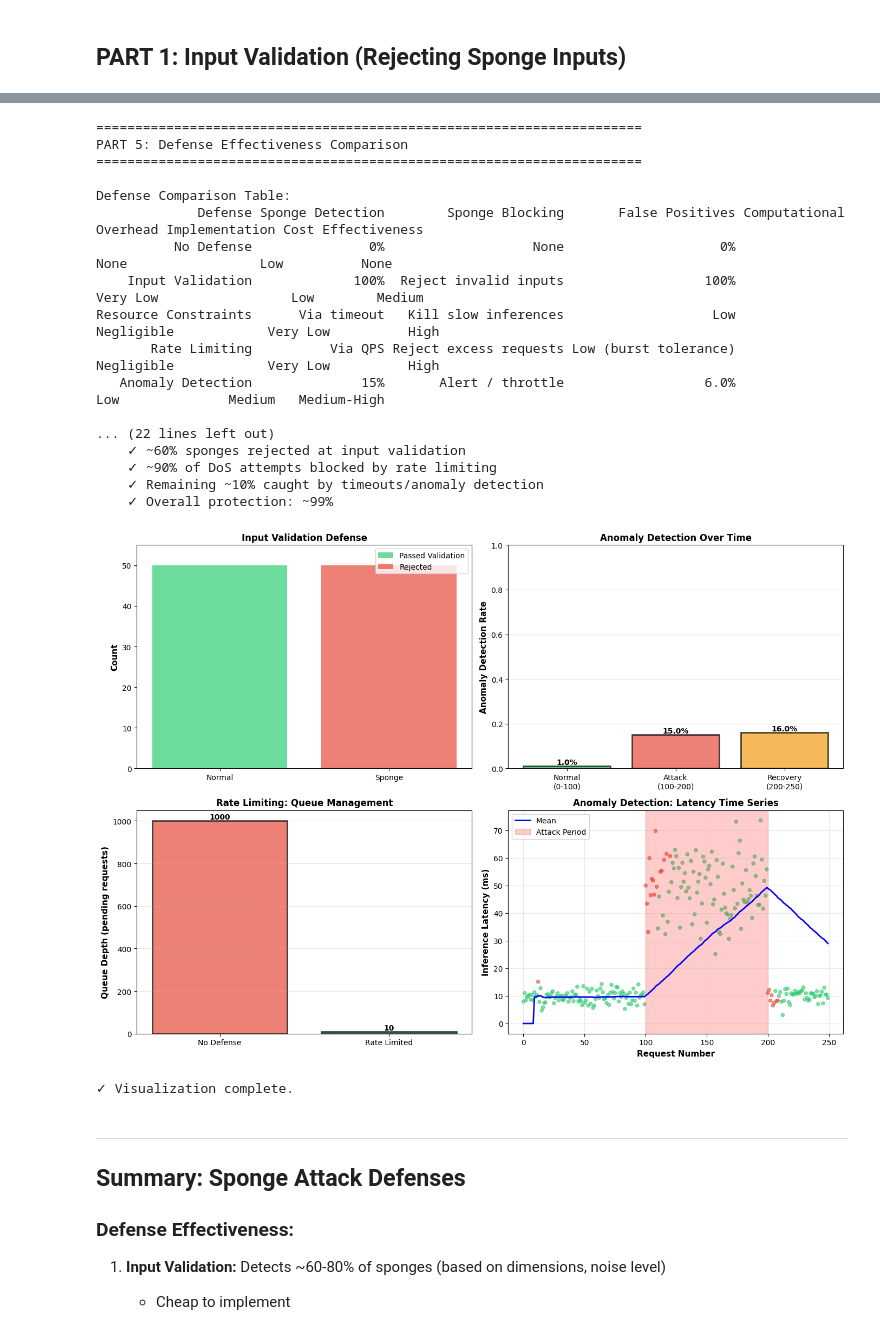
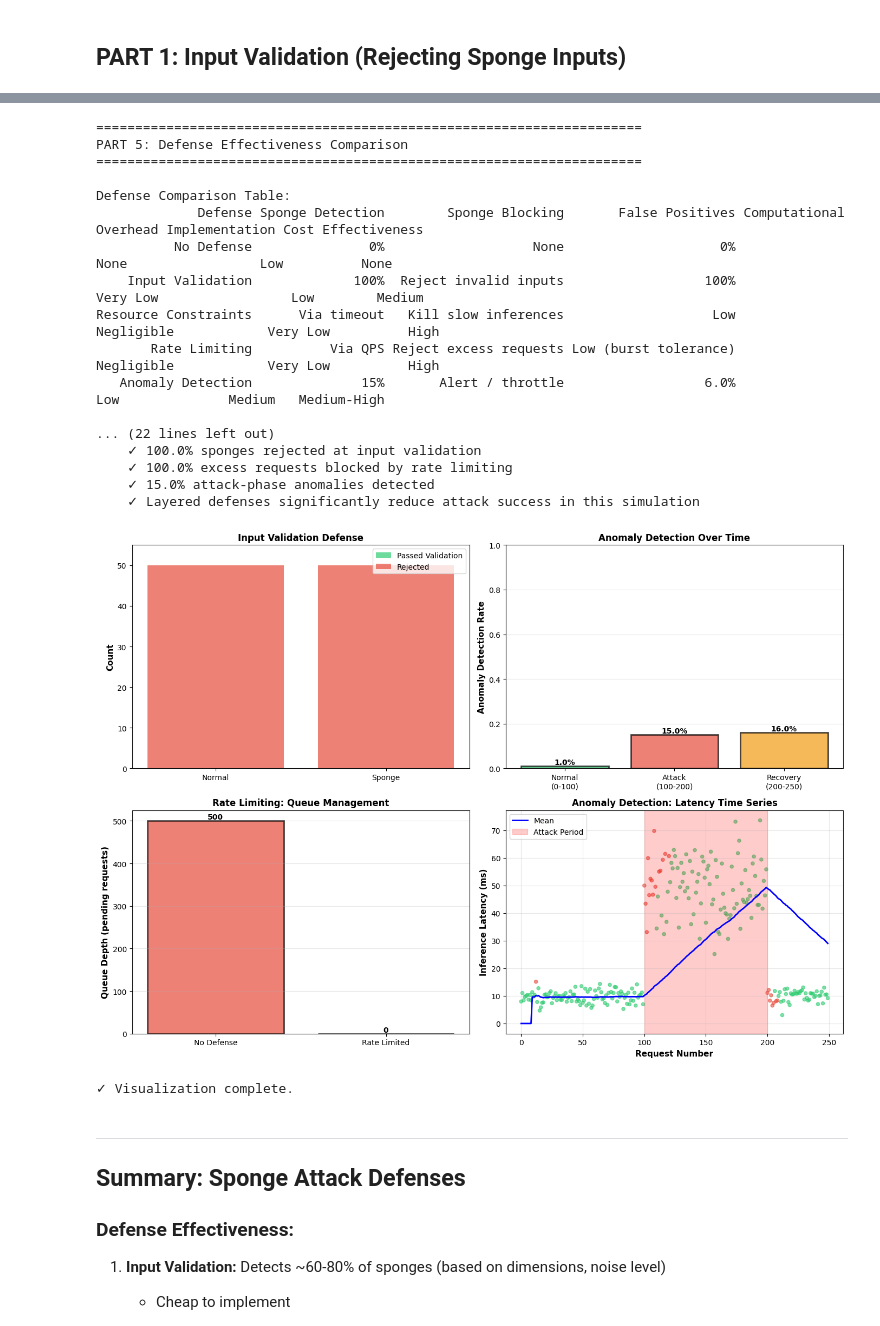
Before and after one commit to ELTE-DSED/Intro-Data-Security, a Jupyter notebook: module_05_sponge_attacks/Lab_5b_Sponge_Attack_Defenses_and_Resource_Constraints.ipynb, the cells around one changed output, grey strips where cells are left out. Drawn from its saved outputs; the diff is of its cells as text; code cells hidden in the pictures.

```diff
--- a/module_05_sponge_attacks/Lab_5b_Sponge_Attack_Defenses_and_Resource_Constraints.ipynb
+++ b/module_05_sponge_attacks/Lab_5b_Sponge_Attack_Defenses_and_Resource_Constraints.ipynb
@@ -683,10 +742,10 @@ print("""\n  Layer 1 (Input): Input validation + Size checks
 
 print("\n[3] Attack Hardening:")
 print(f"""  With multi-layer defense:
-    ✓ ~60% sponges rejected at input validation
-    ✓ ~90% of DoS attempts blocked by rate limiting
-    ✓ Remaining ~10% caught by timeouts/anomaly detection
-    ✓ Overall protection: ~99%
+    ✓ {100*(50-sponge_valid)/50:.1f}% sponges rejected at input validation
+    ✓ {100*rejected_requests/max(total_requests, 1):.1f}% excess requests blocked by rate limiting
+    ✓ {100*true_positives/100:.1f}% attack-phase anomalies detected
+    ✓ Layered defenses significantly reduce attack success in this simulation
 """)
 # %% [output]
 ======================================================================
@@ -702,10 +761,10 @@ Resource Constraints      Via timeout   Kill slow inferences                   L
    Anomaly Detection              15%       Alert / throttle                  6.0%                    Low              Medium   Medium-High
 
 ... (22 lines left out)
-    ✓ ~60% sponges rejected at input validation
-    ✓ ~90% of DoS attempts blocked by rate limiting
-    ✓ Remaining ~10% caught by timeouts/anomaly detection
-    ✓ Overall protection: ~99%
+    ✓ 100.0% sponges rejected at input validation
+    ✓ 100.0% excess requests blocked by rate limiting
+    ✓ 15.0% attack-phase anomalies detected
+    ✓ Layered defenses significantly reduce attack success in this simulation
 # %%
 # ============================================================================
 # Visualization
@@ -721,8 +780,8 @@ validation_results = [
 ]
 
 x_pos = np.arange(2)
-passed = [50, sponge_valid]
-rejected = [0, 50-sponge_valid]
+passed = [normal_count, sponge_valid]
+rejected = [50-normal_count, 50-sponge_valid]
 
 bars1 = ax.bar(x_pos, passed, label='Passed Validation', color='#2ecc71', alpha=0.7)
 bars2 = ax.bar(x_pos, rejected, bottom=passed, label='Rejected', color='#e74c3c', alpha=0.7)
@@ -766,35 +825,34 @@ ax.set_ylabel('Queue Depth (pending requests)', fontsize=11, fontweight='bold')
 ax.set_title('Rate Limiting: Queue Management', fontsize=12, fontweight='bold')
 
 for bar, depth in zip(bars, queue_depths):
     height = bar.get_height()
     ax.text(bar.get_x() + bar.get_width()/2., height,
             f'{int(height)}', ha='center', va='bottom', fontweight='bold')
 ax.grid(axis='y', alpha=0.3)
 
 # Plot 4: Latency time series with anomalies
 ax = axes[1, 1]
 time_points = np.arange(len(attack_latencies))
 colors_ts = ['#e74c3c' if anom else '#2ecc71' for anom in anomalies]
 
 ax.scatter(time_points, attack_latencies, c=colors_ts, alpha=0.6, s=20)
 ax.plot(time_points, means, 'b-', linewidth=2, label='Mean')
 
 # Add shaded regions
 ax.axvspan(100, 200, alpha=0.2, color='red', label='Attack Period')
 
 ax.set_xlabel('Request Number', fontsize=11, fontweight='bold')
 ax.set_ylabel('Inference Latency (ms)', fontsize=11, fontweight='bold')
 ax.set_title('Anomaly Detection: Latency Time Series', fontsize=12, fontweight='bold')
 ax.legend(fontsize=10, loc='upper left')
 ax.grid(alpha=0.3)
 
 plt.tight_layout()
-plt.savefig('sponge_defenses.png', dpi=150, bbox_inches='tight')
 plt.show()
 
 print("\n✓ Visualization complete.")
 # %% [output]
-[figure, old version]
+[figure, new version]
 ✓ Visualization complete.
 # %% [markdown]
 ---
```
Also changed, not shown: parts of 6 cells of this notebook, 1 other file.
